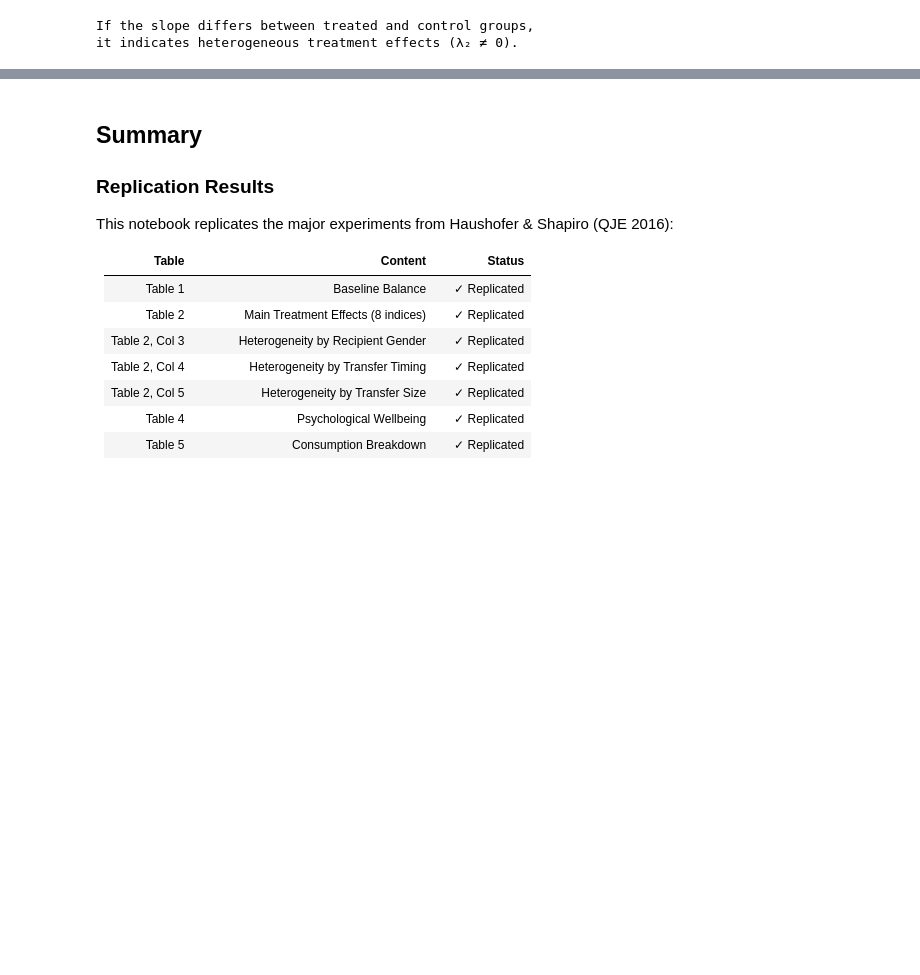
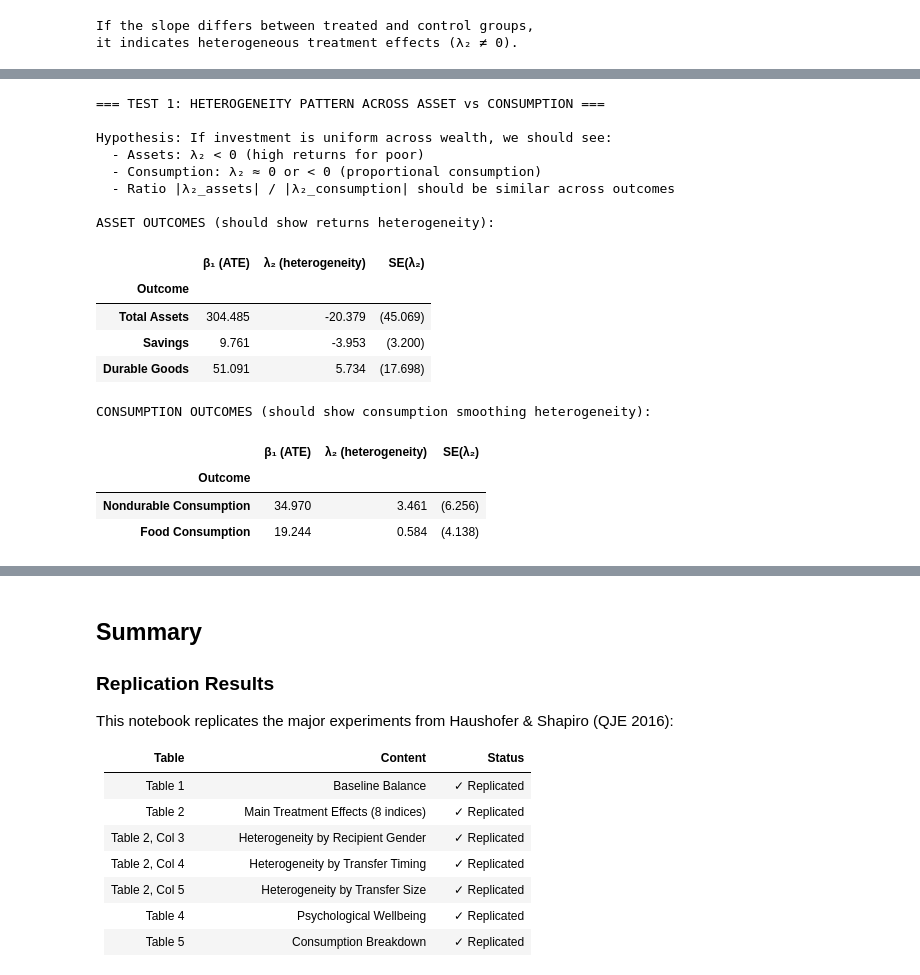
Before and after one commit to Ishikajj/advanced-econometrics-project, a Jupyter notebook: dataviewing.ipynb, the cells around one changed output, grey strips where cells are left out. Drawn from its saved outputs; the diff is of its cells as text; code cells hidden in the pictures; blank space fills up the shorter version.

```diff
--- a/dataviewing.ipynb
+++ b/dataviewing.ipynb
@@ -1308,0 +1320,72 @@ it indicates heterogeneous treatment effects (λ₂ ≠ 0).
+# %%
+# Strategy: Compare heterogeneity patterns across asset outcomes vs consumption outcomes
+# If investment hypothesis holds uniformly, we should see similar heterogeneity patterns
+
+asset_outcomes = [
+    ('asset_total_ppp', 'Total Assets'),
+    ('asset_savings_ppp', 'Savings'),
+    ('asset_durable_ppp', 'Durable Goods'),
+]
+
+consumption_outcomes = [
+    ('cons_nondurable_ppp', 'Nondurable Consumption'),
+    ('cons_allfood_ppp_m', 'Food Consumption'),
+]
+
+print('=== TEST 1: HETEROGENEITY PATTERN ACROSS ASSET vs CONSUMPTION ===')
+print()
+print('Hypothesis: If investment is uniform across wealth, we should see:')
+print('  - Assets: λ₂ < 0 (high returns for poor)')
+print('  - Consumption: λ₂ ≈ 0 or < 0 (proportional consumption)')
+print('  - Ratio |λ₂_assets| / |λ₂_consumption| should be similar across outcomes')
+print()
+
+het_by_category = {'Asset outcomes': [], 'Consumption outcomes': []}
+
+for var, label in asset_outcomes + consumption_outcomes:
+    var1 = var + '1'
+    if var1 not in df_hh.columns:
+        continue
+
+    result = run_heterogeneous_model(df_hh, var, extra_controls=BASELINE_CONTROLS)
+    if result is None:
+        continue
+
+    lam2 = result.params.get('treat_x_base', np.nan)
+    se_l2 = result.bse.get('treat_x_base', np.nan)
+    pv_l2 = result.pvalues.get('treat_x_base', np.nan)
+    beta1 = result.params.get('treat', np.nan)
+
+    category = 'Asset outcomes' if var in [v[0] for v in asset_outcomes] else 'Consumption outcomes'
+
+    het_by_category[category].append({
+        'Outcome': label,
+        'β₁ (ATE)': f'{beta1:.3f}',
+        'λ₂ (heterogeneity)': f'{lam2:.3f}{stars(pv_l2)}',
+        'SE(λ₂)': f'({se_l2:.3f})',
+    })
+
+print('ASSET OUTCOMES (should show returns heterogeneity):')
+display(pd.DataFrame(het_by_category['Asset outcomes']).set_index('Outcome'))
+print()
+print('CONSUMPTION OUTCOMES (should show consumption smoothing heterogeneity):')
+display(pd.DataFrame(het_by_category['Consumption outcomes']).set_index('Outcome'))
+# %% [output]
+=== TEST 1: HETEROGENEITY PATTERN ACROSS ASSET vs CONSUMPTION ===
+
+Hypothesis: If investment is uniform across wealth, we should see:
+  - Assets: λ₂ < 0 (high returns for poor)
+  - Consumption: λ₂ ≈ 0 or < 0 (proportional consumption)
+  - Ratio |λ₂_assets| / |λ₂_consumption| should be similar across outcomes
+
+ASSET OUTCOMES (should show returns heterogeneity):
+|  | β₁ (ATE) | λ₂ (heterogeneity) | SE(λ₂) |
+| Outcome |  |  |  |
+| Total Assets | 304.485 | -20.379 | (45.069) |
+| Savings | 9.761 | -3.953 | (3.200) |
+| Durable Goods | 51.091 | 5.734 | (17.698) |
+CONSUMPTION OUTCOMES (should show consumption smoothing heterogeneity):
+|  | β₁ (ATE) | λ₂ (heterogeneity) | SE(λ₂) |
+| Outcome |  |  |  |
+| Nondurable Consumption | 34.970 | 3.461 | (6.256) |
+| Food Consumption | 19.244 | 0.584 | (4.138) |
```
Also changed, not shown: parts of 7 cells of this notebook.
